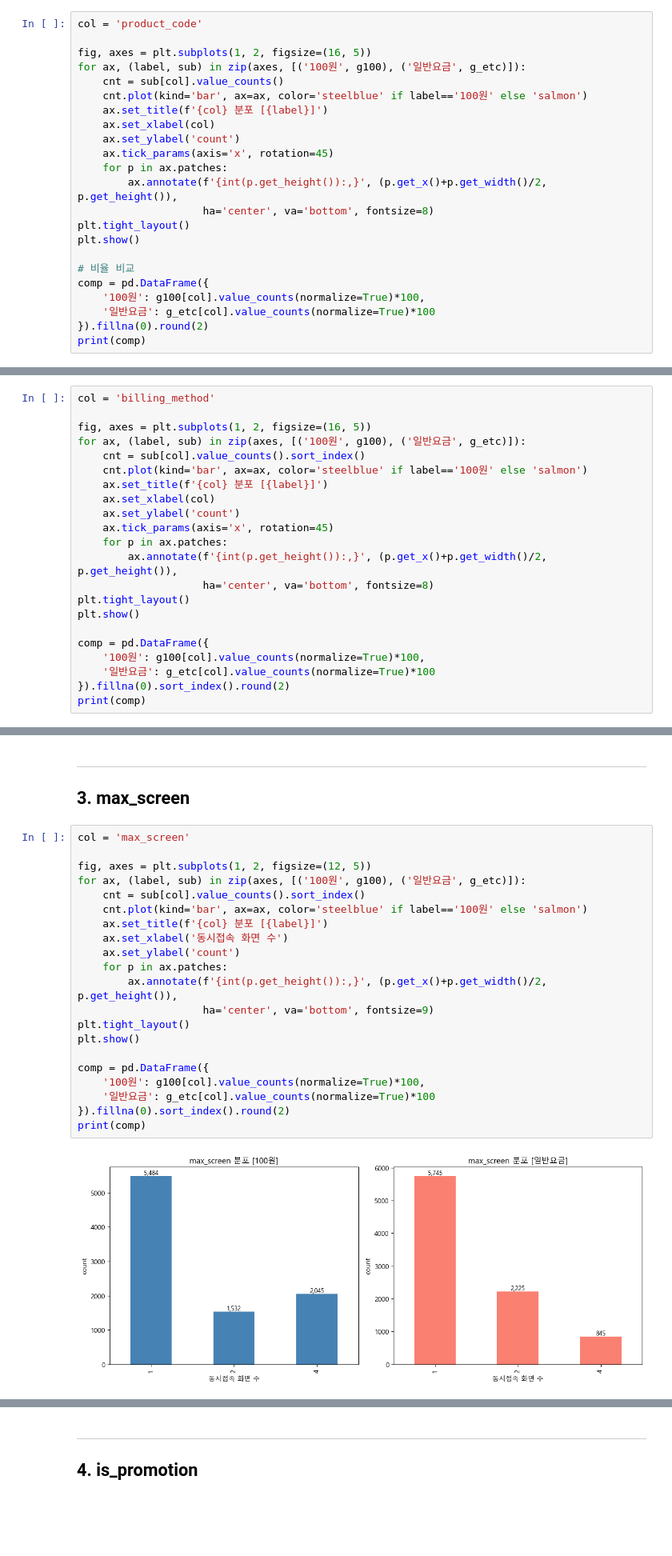
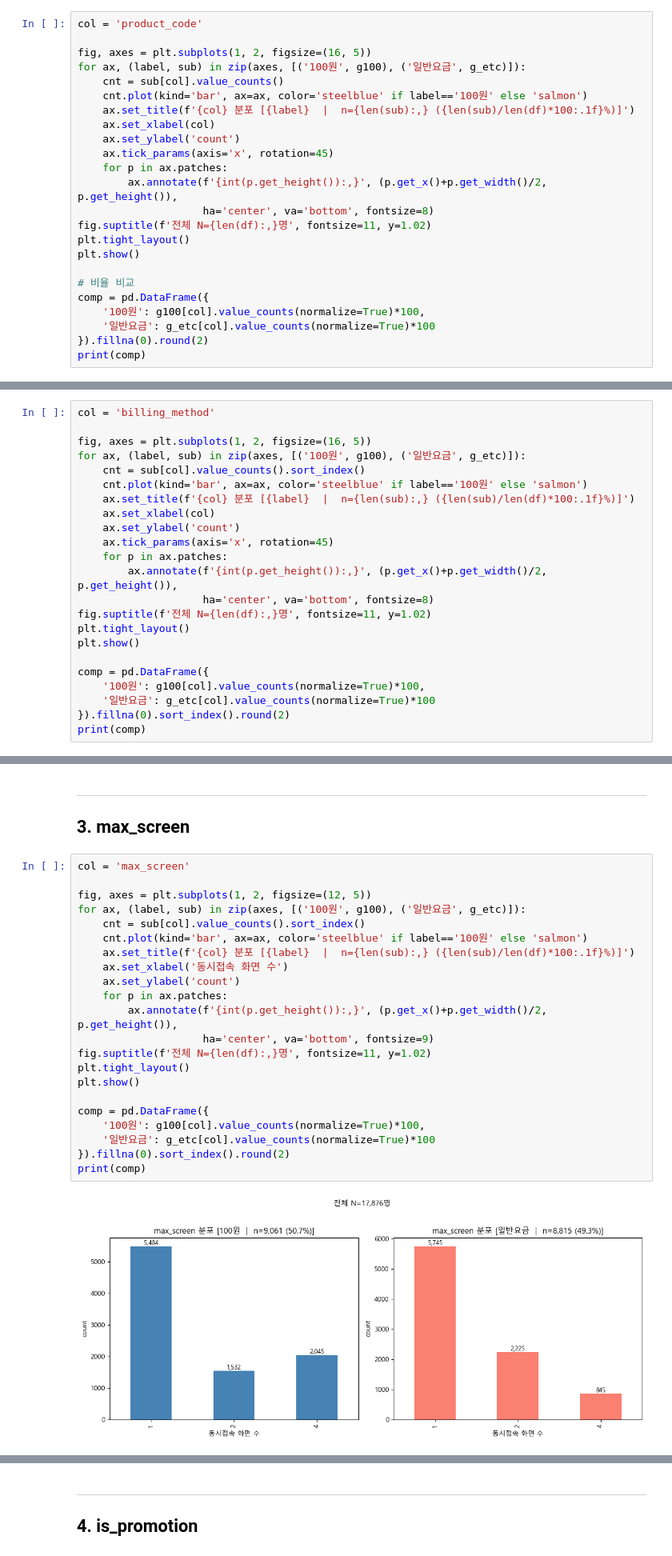
Before and after one commit to ingyeom-park/ott-churn-prediction, a Jupyter notebook: kwon.donggeun/EDA/01_eda_price100_vs_others.ipynb, the cells around one changed output, grey strips where cells are left out. Shown at 80% size. Drawn from its saved outputs; the diff is of its cells as text; blank space fills up the shorter version.

```diff
--- a/kwon.donggeun/EDA/01_eda_price100_vs_others.ipynb
+++ b/kwon.donggeun/EDA/01_eda_price100_vs_others.ipynb
@@ -43,13 +43,14 @@ fig, axes = plt.subplots(1, 2, figsize=(16, 5))
 for ax, (label, sub) in zip(axes, [('100원', g100), ('일반요금', g_etc)]):
     cnt = sub[col].value_counts()
     cnt.plot(kind='bar', ax=ax, color='steelblue' if label=='100원' else 'salmon')
-    ax.set_title(f'{col} 분포 [{label}]')
+    ax.set_title(f'{col} 분포 [{label}  |  n={len(sub):,} ({len(sub)/len(df)*100:.1f}%)]')
     ax.set_xlabel(col)
     ax.set_ylabel('count')
     ax.tick_params(axis='x', rotation=45)
     for p in ax.patches:
         ax.annotate(f'{int(p.get_height()):,}', (p.get_x()+p.get_width()/2, p.get_height()),
                     ha='center', va='bottom', fontsize=8)
+fig.suptitle(f'전체 N={len(df):,}명', fontsize=11, y=1.02)
 plt.tight_layout()
 plt.show()
 
@@ -88,13 +89,14 @@ fig, axes = plt.subplots(1, 2, figsize=(16, 5))
 for ax, (label, sub) in zip(axes, [('100원', g100), ('일반요금', g_etc)]):
     cnt = sub[col].value_counts().sort_index()
     cnt.plot(kind='bar', ax=ax, color='steelblue' if label=='100원' else 'salmon')
-    ax.set_title(f'{col} 분포 [{label}]')
+    ax.set_title(f'{col} 분포 [{label}  |  n={len(sub):,} ({len(sub)/len(df)*100:.1f}%)]')
     ax.set_xlabel(col)
     ax.set_ylabel('count')
     ax.tick_params(axis='x', rotation=45)
     for p in ax.patches:
         ax.annotate(f'{int(p.get_height()):,}', (p.get_x()+p.get_width()/2, p.get_height()),
                     ha='center', va='bottom', fontsize=8)
+fig.suptitle(f'전체 N={len(df):,}명', fontsize=11, y=1.02)
 plt.tight_layout()
 plt.show()
 
@@ -123,26 +125,27 @@ billing_method
 # %%
 col = 'max_screen'
 
 fig, axes = plt.subplots(1, 2, figsize=(12, 5))
 for ax, (label, sub) in zip(axes, [('100원', g100), ('일반요금', g_etc)]):
     cnt = sub[col].value_counts().sort_index()
     cnt.plot(kind='bar', ax=ax, color='steelblue' if label=='100원' else 'salmon')
-    ax.set_title(f'{col} 분포 [{label}]')
+    ax.set_title(f'{col} 분포 [{label}  |  n={len(sub):,} ({len(sub)/len(df)*100:.1f}%)]')
     ax.set_xlabel('동시접속 화면 수')
     ax.set_ylabel('count')
     for p in ax.patches:
         ax.annotate(f'{int(p.get_height()):,}', (p.get_x()+p.get_width()/2, p.get_height()),
                     ha='center', va='bottom', fontsize=9)
+fig.suptitle(f'전체 N={len(df):,}명', fontsize=11, y=1.02)
 plt.tight_layout()
 plt.show()
 
 comp = pd.DataFrame({
     '100원': g100[col].value_counts(normalize=True)*100,
     '일반요금': g_etc[col].value_counts(normalize=True)*100
 }).fillna(0).sort_index().round(2)
 print(comp)
 # %% [output]
-[figure, old version]
+[figure, new version]
              100원   일반요금
 max_screen
 1           60.52  65.17
```
Also changed, not shown: parts of 11 cells of this notebook, 2 other files.
